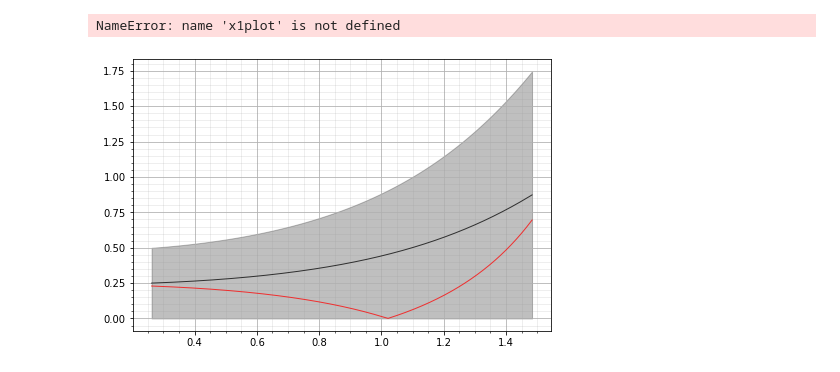
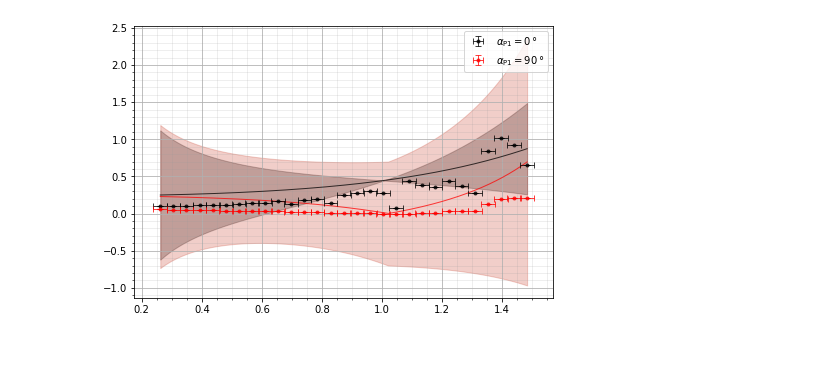
Before and after one commit to CVC97/ExPhy-III-Praktikum, a Jupyter notebook: 23_FFuP/23_FFuP_Jakob.ipynb, the cells around one changed output. Drawn from its saved outputs; the diff is of its cells as text; code cells hidden in the pictures.

Commit message:
plots_Jakobb4

```diff
--- a/23_FFuP/23_FFuP_Jakob.ipynb
+++ b/23_FFuP/23_FFuP_Jakob.ipynb
@@ -15,42 +15,41 @@ phi = np.loadtxt(input, float, usecols=3, skiprows=5, delimiter=',')
 x = (90 - ( xo / 2 ))/180*np.pi
 y0 = (y0o + 0.02)/2.305
 y90 = (y90o + 0.02)/1.029
-xerr = 1.3
+xerr = 1.3/180*np.pi
 y0err = 0
 y90err = 0
 
 def beta(x):
     return np.arcsin(np.sin(x)/1.63)
 
 def f1(x):
     return np.sin(x-beta(x))/np.sin(x+beta(x))
 
-def f1err(x):
-    return np.sin(x - np.arcsin(0.613496932515337*np.sin(x)))/np.sin(x + np.arcsin(0.613496932515337*np.sin(x)))
+def f1err(a):
+    return xerr*(1 - 0.613496932515337*np.cos(a)/np.sqrt(1 - 0.376378486205729*np.sin(a)**2))*np.cos(a - np.arcsin(0.613496932515337*np.sin(a)))/np.sin(a + np.arcsin(0.613496932515337*np.sin(a))) - (1 + 0.613496932515337*np.cos(a)/np.sqrt(1 - 0.376378486205729*np.sin(a)**2))*np.sin(a - np.arcsin(0.613496932515337*np.sin(a)))*np.cos(a + np.arcsin(0.613496932515337*np.sin(a)))/np.sin(a + np.arcsin(0.613496932515337*np.sin(a)))**2
 
 def f2(x):
     return abs(np.tan(x-beta(x))/np.tan(x+beta(x)))
 
-def f2err(x):
-    return 1
+def f2err(a):
+    return xerr*abs(1 - 0.613496932515337*np.cos(a)/np.sqrt(1 - 0.376378486205729*np.sin(a)**2))*(np.tan(a - np.arcsin(0.613496932515337*np.sin(a)))**2 + 1)/np.tan(a + np.arcsin(0.613496932515337*np.sin(a))) - (1 + 0.613496932515337*np.cos(a)/np.sqrt(1 - 0.376378486205729*np.sin(a)**2))*(np.tan(a + np.arcsin(0.613496932515337*np.sin(a)))**2 + 1)*np.tan(a - np.arcsin(0.613496932515337*np.sin(a)))/np.tan(a + np.arcsin(0.613496932515337*np.sin(a)))**2
 
 fig, ax = plt.subplots(figsize=(7.5,5))
 xplot_1 = np.linspace(min(x), max(x), 10000)
 
 ax.set_xlabel(r'')
 ax.set_ylabel(r'')
 ax.grid()
 ax.grid(which='minor', color='#999999', alpha=0.2, linestyle='-')
 ax.minorticks_on()
 ax.plot(xplot_1, f1(xplot_1), color = 'black', alpha = 0.75, linewidth = 1, label = '')
 plt.fill_between(xplot_1, f1(xplot_1)-f1err(xplot_1), f1(xplot_1)+f1err(xplot_1), color = 'black', alpha = 0.25)
 ax.plot(xplot_1, f2(xplot_1), color = 'red', alpha = 0.75, linewidth = 1, label = '')
-plt.fill_between(x1plot, f2(x1plot)-f2err(x1plot), f2(x1plot)+f2err(x1plot), color = [200/255,60/255,40/255], alpha = 0.25)
+plt.fill_between(xplot_1, f2(xplot_1)-f2err(xplot_1), f2(xplot_1)+f2err(xplot_1), color = [200/255,60/255,40/255], alpha = 0.25)
 ax.errorbar(x, y0, xerr = xerr, yerr = 0, fmt = '.', color = 'black', alpha = 0.75, linewidth=1, ecolor="black", capsize=3, label = r'$\alpha_\mathrm{P1}=0\,\degree$')
-ax.errorbar(x, y90, xerr = xerr, yerr = 0, fmt = '.', color = 'red', alpha = 0.75, linewidth=1, ecolor="black", capsize=3, label = r'$\alpha_\mathrm{P1}=90\,\degree$')
+ax.errorbar(x, y90, xerr = xerr, yerr = 0, fmt = '.', color = 'red', alpha = 0.75, linewidth=1, ecolor="red", capsize=3, label = r'$\alpha_\mathrm{P1}=90\,\degree$')
 ax.legend()
 plt.savefig('', facecolor = 'white', bbox_inches='tight')
 plt.show()
 # %% [output]
-NameError: name 'x1plot' is not defined
-[figure, old version]
+[figure, new version]
```
Also changed, not shown: 1 other file.
